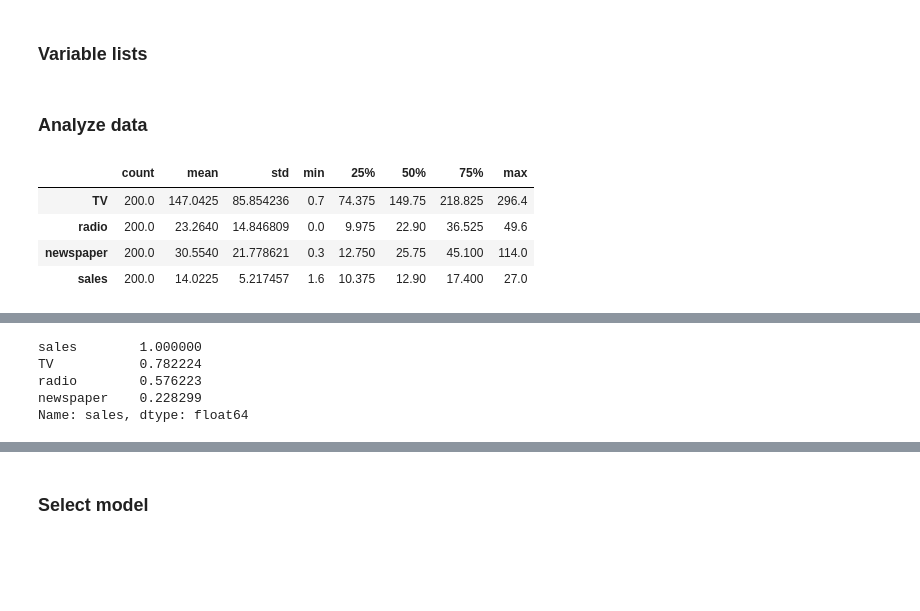
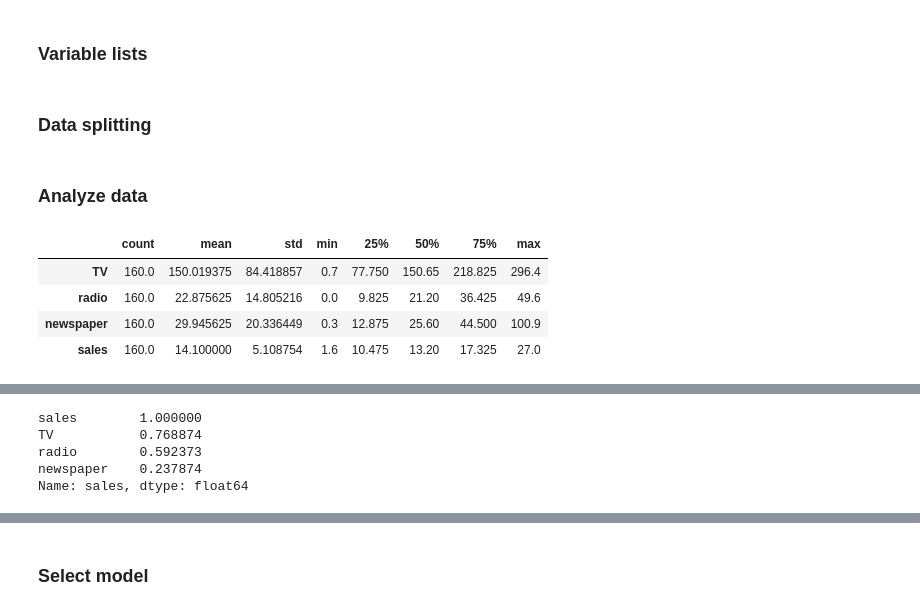
Before and after one commit to kirenz/eda, a Jupyter notebook: ims/08d-1-selection.ipynb, the cells around one changed output, grey strips where cells are left out. Drawn from its saved outputs; the diff is of its cells as text; code cells hidden in the pictures; blank space fills up the shorter version.

```diff
--- a/ims/08d-1-selection.ipynb
+++ b/ims/08d-1-selection.ipynb
@@ -69,14 +72,24 @@ X = df[features]
 
 # create response
 y = df[y_label]
+# %% [markdown]
+### Data splitting
+# %%
+X_train, X_test, y_train, y_test = train_test_split(X, y,
+                                                    test_size=0.2,
+                                                    random_state=42)
+# %%
+# data exploration set
+df_train = pd.DataFrame(X_train.copy())
+df_train = df_train.join(pd.DataFrame(y_train))
 # %% [markdown]
 ### Analyze data
 # %%
-df.describe().T
+df_train.describe().T
 # %% [output]
 |  | count | mean | std | min | 25% | 50% | 75% | max |
-| TV | 200.0 | 147.0425 | 85.854236 | 0.7 | 74.375 | 149.75 | 218.825 | 296.4 |
-| radio | 200.0 | 23.2640 | 14.846809 | 0.0 | 9.975 | 22.90 | 36.525 | 49.6 |
-| newspaper | 200.0 | 30.5540 | 21.778621 | 0.3 | 12.750 | 25.75 | 45.100 | 114.0 |
-| sales | 200.0 | 14.0225 | 5.217457 | 1.6 | 10.375 | 12.90 | 17.400 | 27.0 |
+| TV | 160.0 | 150.019375 | 84.418857 | 0.7 | 77.750 | 150.65 | 218.825 | 296.4 |
+| radio | 160.0 | 22.875625 | 14.805216 | 0.0 | 9.825 | 21.20 | 36.425 | 49.6 |
+| newspaper | 160.0 | 29.945625 | 20.336449 | 0.3 | 12.875 | 25.60 | 44.500 | 100.9 |
+| sales | 160.0 | 14.100000 | 5.108754 | 1.6 | 10.475 | 13.20 | 17.325 | 27.0 |
 # %%
@@ -106,13 +119,13 @@ alt.Chart(df).mark_circle().encode(
 [interactive output not drawn]
 # %%
 # inspect correlation between outcome and possible predictors
-corr = df.corr()
+corr = df_train.corr()
 corr[y_label].sort_values(ascending=False)
 # %% [output]
 sales        1.000000
-TV           0.782224
-radio        0.576223
-newspaper    0.228299
+TV           0.768874
+radio        0.592373
+newspaper    0.237874
 Name: sales, dtype: float64
 # %%
 # take a look at all correlations
```
Also changed, not shown: parts of 28 cells of this notebook.
